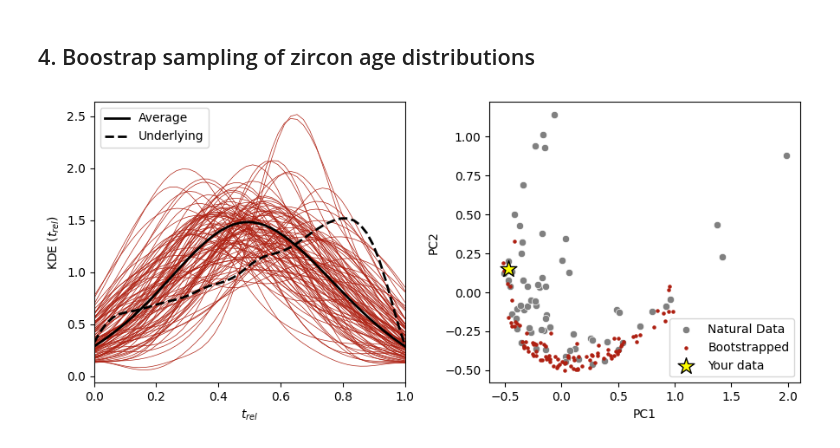
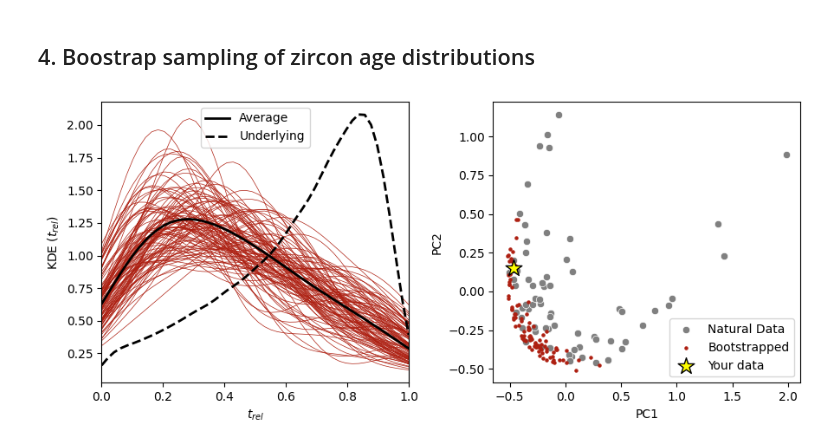
Before and after one commit to ChetanNathwani/zircon_age_spectra, a Jupyter notebook: scripts/zircon_age_spectra_binder.ipynb, the cells around one changed output. Saved outputs shown, nothing was run; the diff lists cells and outputs as text; code cells hidden in the pictures.

```diff
--- a/scripts/zircon_age_spectra_binder.ipynb
+++ b/scripts/zircon_age_spectra_binder.ipynb
@@ -166,12 +166,12 @@ plt.show()
 ## 4. Boostrap sampling of zircon age distributions
 # %%
 # Add your parameters here that you want for the bootstrap sampling
-distribution = 'Volcanic' # Distribution to sample from
+distribution = 'MELTS' # Distribution to sample from
 n_zircon = 30 # Number of zircons sampled in each bootstrap sampling iteration
 age = 100 # Age in Ma that the uncertainties should be calculated for
 n_simulations = 100 # Number of simulations
-truncation = 1.0 # Truncation (between 0 and 1) for which to sample from where 1.0 is no truncation
-method = 'LA-ICP-MS' # Either ID-TIMS or LA-ICP-MS to calculate the uncertainties for
+truncation = 0.1 # Truncation (between 0 and 1) for which to sample from where 1.0 is no truncation
+method = 'ID-TIMS' # Either ID-TIMS or LA-ICP-MS to calculate the uncertainties for
 n_inh = 0 # Number of zircons to be inherited
 dx = 0 # Distance from which a secondary antecrystal population of zircons is apart from the primary distribution (in relative time)
 
@@ -183,31 +183,31 @@ fig, axs = plt.subplots(1,2, figsize = (9, 4))
 
 for i in test:
     x, y = geochron.plot_kde(i, normalize = True)
     axs[0].plot(x,y, color = (174/255, 32/255, 18/255), linewidth = 0.5)
 
 axs[0].set_xlim(0,1)
 x, y = geochron.plot_kde(test.mean(axis=0), normalize = True)
 sb.lineplot(x=x, y=y, linewidth = 2, ax = axs[0], color = 'black', label = 'Average')
 x,y = geochron.synthetic_distribution(distribution)
 sb.lineplot(x=x, y=y, linewidth = 2, ax = axs[0], color = 'black', linestyle = 'dashed', label = 'Underlying')
 
 pca_W2_data = geochron.generate_pca_scores()
 
 sb.scatterplot(x=pca_W2_data['PC1'],y=pca_W2_data['PC2'], color = 'gray', ax = axs[1], label = 'Natural Data')
 
 synthetic_pca = np.zeros((len(test),2))
 for n,i in enumerate(test):
     synthetic_pca[n] = geochron.calc_W_PCA(i, check = False)
 
 axs[1].scatter(synthetic_pca[:,0], synthetic_pca[:,1], color = (174/255, 32/255, 18/255),  s = 5, label = 'Bootstrapped')
 axs[1].scatter(pc1, pc2, s = 200, color = 'yellow', marker = '*', edgecolor = 'black', label = 'Your data')
 
 axs[1].legend()
 
 axs[0].set_ylabel('KDE ($t_{rel}$)')
 axs[0].set_xlabel('$t_{rel}$')
 
 plt.tight_layout()
 plt.show()
 # %% [output]
-[figure, old version]
+[figure, new version]
```
Also changed, not shown: 1 other file.
